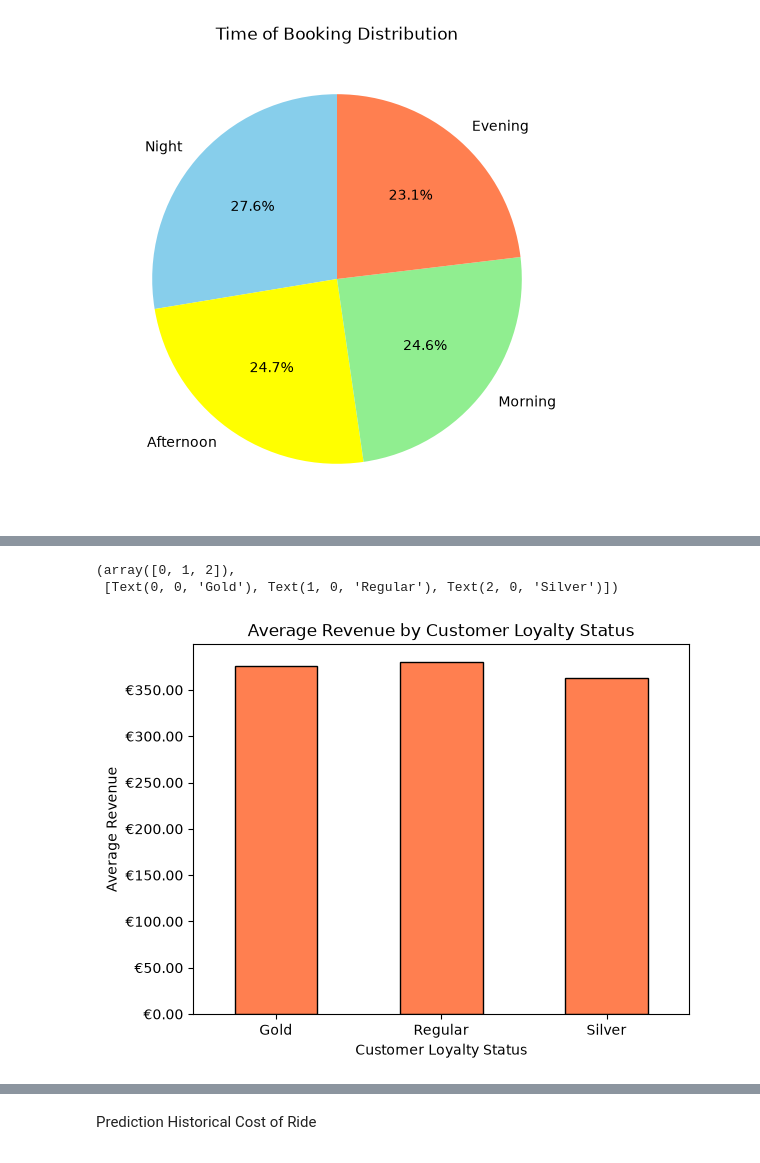
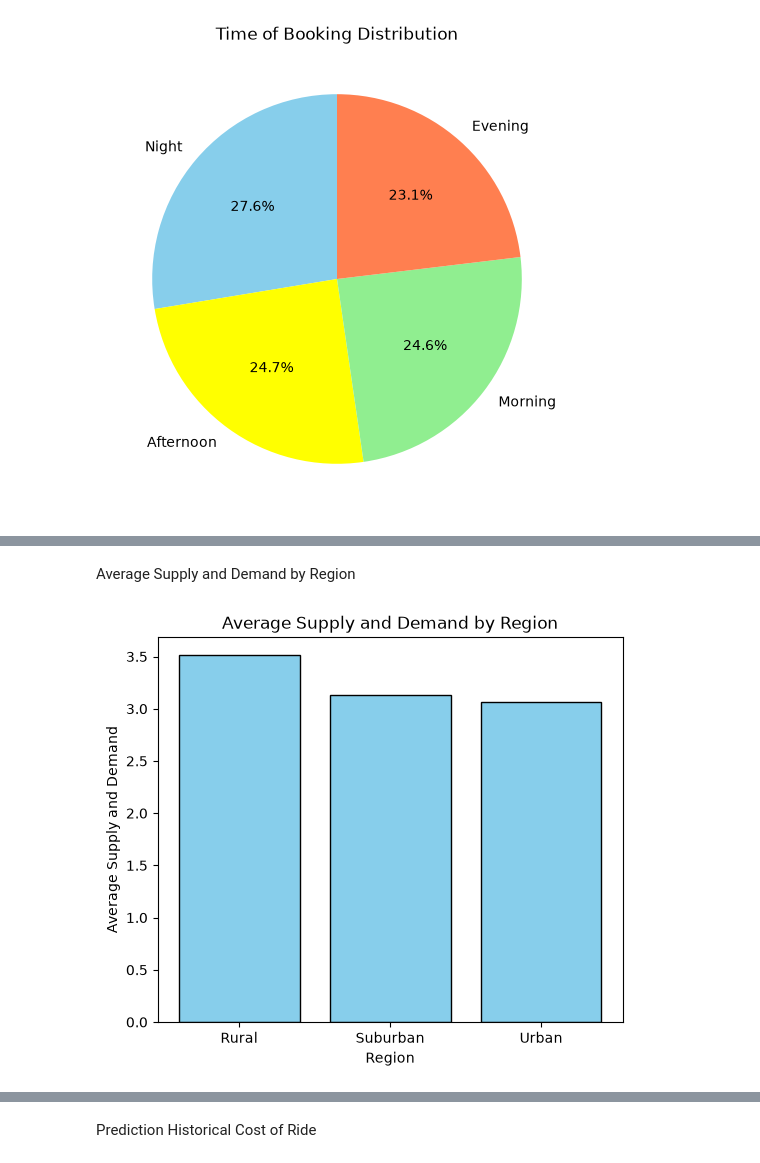
Before and after one commit to Richardh216/Final_Project_Programming, a Jupyter notebook: main_project.ipynb, the cells around one changed output, grey strips where cells are left out. Cells and saved outputs as stored; diff of their text form; code cells hidden in the pictures.

```diff
--- a/main_project.ipynb
+++ b/main_project.ipynb
@@ -157,14 +127,12 @@ plt.show()
-# %%
-import matplotlib.ticker as ticker
-customer_loyalty_status = df.groupby('Customer_Loyalty_Status')['Historical_Cost_of_Ride'].mean()
-ar = customer_loyalty_status.plot(kind='bar', color='coral', edgecolor='black')
-formatter = ticker.StrMethodFormatter('€{x:,.2f}')
-ar.yaxis.set_major_formatter(formatter)
-plt.title('Average Revenue by Customer Loyalty Status')
-plt.xlabel('Customer Loyalty Status')
-plt.ylabel('Average Revenue')
-plt.xticks(rotation=0)
-# %% [output]
-(array([0, 1, 2]),
- [Text(0, 0, 'Gold'), Text(1, 0, 'Regular'), Text(2, 0, 'Silver')])
-[figure, removed]
+# %% [markdown]
+Average Supply and Demand by Region
+# %%
+supply_demand_location = df.groupby('Location_Category')['Supply_and_Demand'].mean()
+plt.figure(figsize=(6, 5))
+plt.bar(supply_demand_location.index, supply_demand_location.values, color='skyblue', edgecolor='black')
+plt.title('Average Supply and Demand by Region')
+plt.xlabel('Region')
+plt.ylabel('Average Supply and Demand')
+plt.show()
+# %% [output]
+[figure, added]
```
Also changed, not shown: parts of 27 cells of this notebook.
